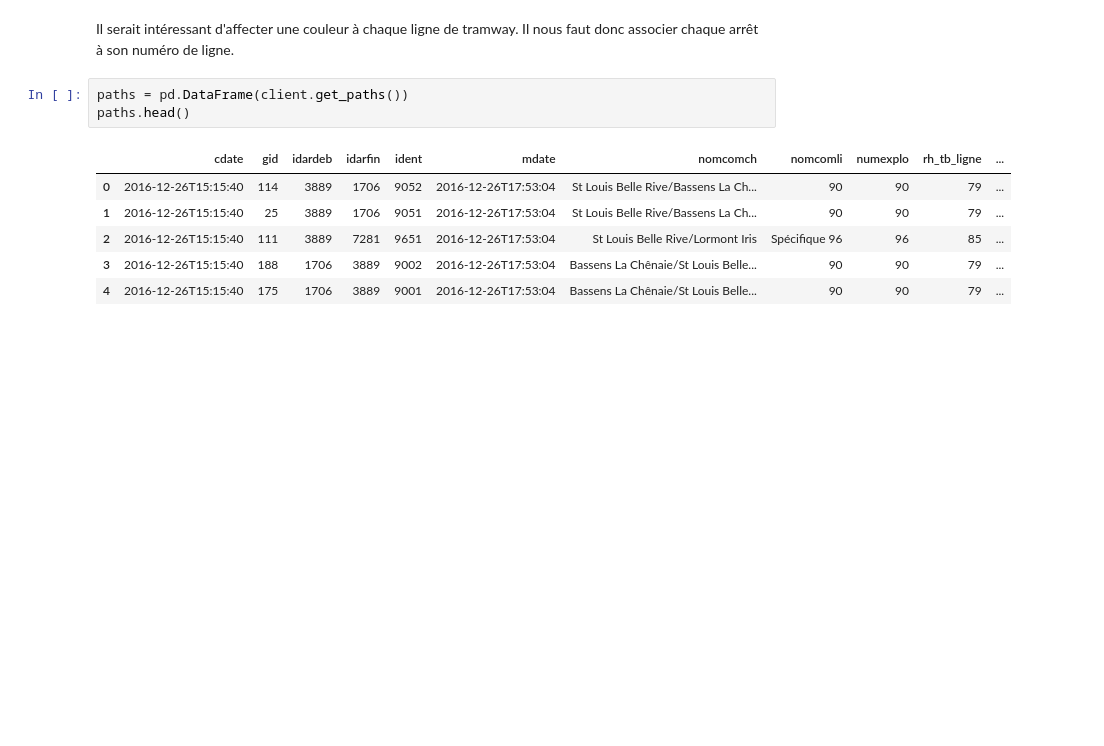
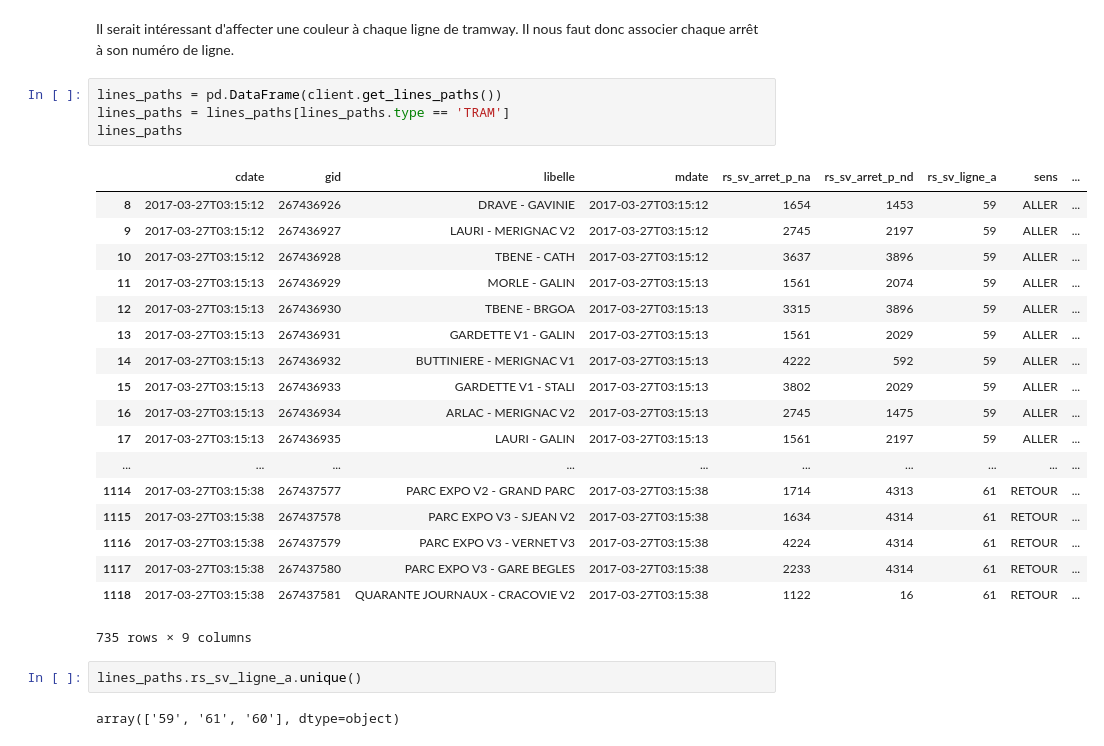
Before and after one commit to axelbellec/BoTigo, a Jupyter notebook: analysis/Stops.ipynb, the cells around one changed output. Saved outputs shown, nothing was run; the diff lists cells and outputs as text; blank space fills up the shorter version.

```diff
--- a/analysis/Stops.ipynb
+++ b/analysis/Stops.ipynb
@@ -58,13 +45,30 @@ map_bdx
 [interactive output not drawn]
 # %% [markdown]
 Il serait intéressant d'affecter une couleur à chaque ligne de tramway. Il nous faut donc associer chaque arrêt à son numéro de ligne.
-# %%
-paths = pd.DataFrame(client.get_paths())
-paths.head()
-# %% [output]
-|  | cdate | gid | idardeb | idarfin | ident | mdate | nomcomch | nomcomli | numexplo | rh_tb_ligne | ... |
-| 0 | 2016-12-26T15:15:40 | 114 | 3889 | 1706 | 9052 | 2016-12-26T17:53:04 | St Louis Belle Rive/Bassens La Ch... | 90 | 90 | 79 | ... |
-| 1 | 2016-12-26T15:15:40 | 25 | 3889 | 1706 | 9051 | 2016-12-26T17:53:04 | St Louis Belle Rive/Bassens La Ch... | 90 | 90 | 79 | ... |
-| 2 | 2016-12-26T15:15:40 | 111 | 3889 | 7281 | 9651 | 2016-12-26T17:53:04 | St Louis Belle Rive/Lormont Iris | Spécifique 96 | 96 | 85 | ... |
-| 3 | 2016-12-26T15:15:40 | 188 | 1706 | 3889 | 9002 | 2016-12-26T17:53:04 | Bassens La Chênaie/St Louis Belle... | 90 | 90 | 79 | ... |
-| 4 | 2016-12-26T15:15:40 | 175 | 1706 | 3889 | 9001 | 2016-12-26T17:53:04 | Bassens La Chênaie/St Louis Belle... | 90 | 90 | 79 | ... |
+# %%
+lines_paths = pd.DataFrame(client.get_lines_paths())
+lines_paths = lines_paths[lines_paths.type == 'TRAM']
+lines_paths
+# %% [output]
+|  | cdate | gid | libelle | mdate | rs_sv_arret_p_na | rs_sv_arret_p_nd | rs_sv_ligne_a | sens | ... |
+| 8 | 2017-03-27T03:15:12 | 267436926 | DRAVE - GAVINIE | 2017-03-27T03:15:12 | 1654 | 1453 | 59 | ALLER | ... |
+| 9 | 2017-03-27T03:15:12 | 267436927 | LAURI - MERIGNAC V2 | 2017-03-27T03:15:12 | 2745 | 2197 | 59 | ALLER | ... |
+| 10 | 2017-03-27T03:15:12 | 267436928 | TBENE - CATH | 2017-03-27T03:15:12 | 3637 | 3896 | 59 | ALLER | ... |
+| 11 | 2017-03-27T03:15:13 | 267436929 | MORLE - GALIN | 2017-03-27T03:15:13 | 1561 | 2074 | 59 | ALLER | ... |
+| 12 | 2017-03-27T03:15:13 | 267436930 | TBENE - BRGOA | 2017-03-27T03:15:13 | 3315 | 3896 | 59 | ALLER | ... |
+| 13 | 2017-03-27T03:15:13 | 267436931 | GARDETTE V1 - GALIN | 2017-03-27T03:15:13 | 1561 | 2029 | 59 | ALLER | ... |
+| 14 | 2017-03-27T03:15:13 | 267436932 | BUTTINIERE - MERIGNAC V1 | 2017-03-27T03:15:13 | 4222 | 592 | 59 | ALLER | ... |
+| 15 | 2017-03-27T03:15:13 | 267436933 | GARDETTE V1 - STALI | 2017-03-27T03:15:13 | 3802 | 2029 | 59 | ALLER | ... |
+| 16 | 2017-03-27T03:15:13 | 267436934 | ARLAC - MERIGNAC V2 | 2017-03-27T03:15:13 | 2745 | 1475 | 59 | ALLER | ... |
+| 17 | 2017-03-27T03:15:13 | 267436935 | LAURI - GALIN | 2017-03-27T03:15:13 | 1561 | 2197 | 59 | ALLER | ... |
+| ... | ... | ... | ... | ... | ... | ... | ... | ... | ... |
+| 1114 | 2017-03-27T03:15:38 | 267437577 | PARC EXPO V2 - GRAND PARC | 2017-03-27T03:15:38 | 1714 | 4313 | 61 | RETOUR | ... |
+| 1115 | 2017-03-27T03:15:38 | 267437578 | PARC EXPO V3 - SJEAN V2 | 2017-03-27T03:15:38 | 1634 | 4314 | 61 | RETOUR | ... |
+| 1116 | 2017-03-27T03:15:38 | 267437579 | PARC EXPO V3 - VERNET V3 | 2017-03-27T03:15:38 | 4224 | 4314 | 61 | RETOUR | ... |
+| 1117 | 2017-03-27T03:15:38 | 267437580 | PARC EXPO V3 - GARE BEGLES | 2017-03-27T03:15:38 | 2233 | 4314 | 61 | RETOUR | ... |
+| 1118 | 2017-03-27T03:15:38 | 267437581 | QUARANTE JOURNAUX - CRACOVIE V2 | 2017-03-27T03:15:38 | 1122 | 16 | 61 | RETOUR | ... |
+735 rows × 9 columns
+# %%
+lines_paths.rs_sv_ligne_a.unique()
+# %% [output]
+array(['59', '61', '60'], dtype=object)
```
Also changed, not shown: parts of 7 cells of this notebook, 6 other files.
